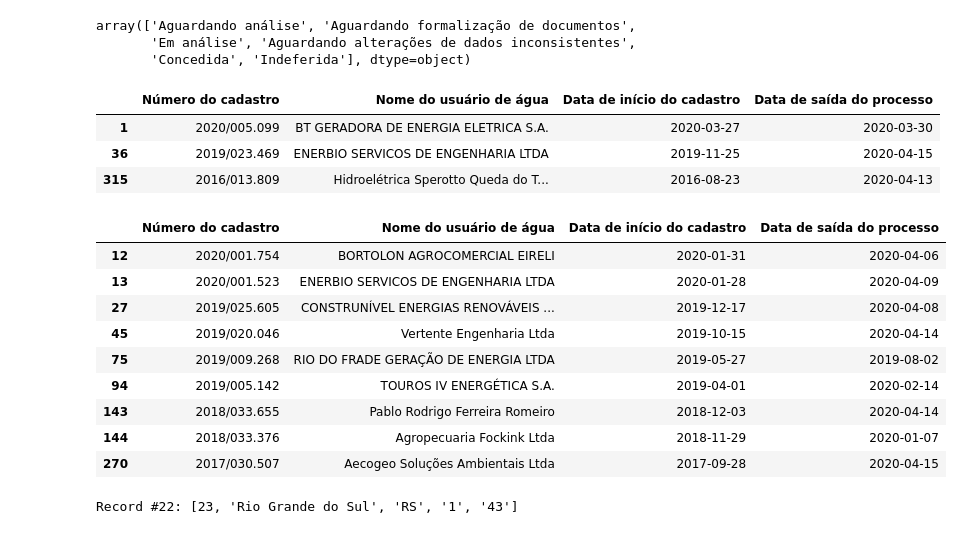
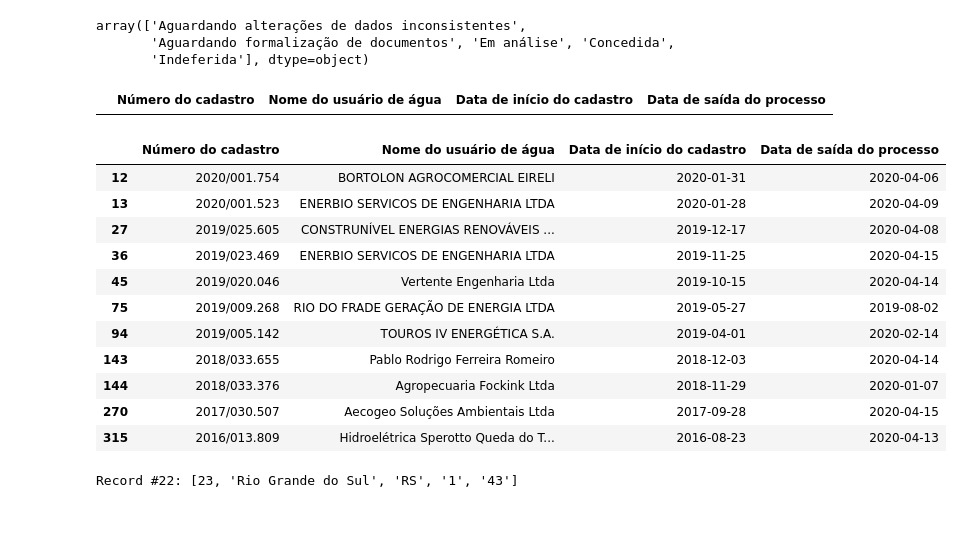
Before and after one commit to robertorolo/KML_from_SIOUT_csv, a Jupyter notebook: KML_SIOUT.ipynb, the cells around one changed output. Cells and saved outputs as stored; diff of their text form; code cells hidden in the pictures.

```diff
--- a/KML_SIOUT.ipynb
+++ b/KML_SIOUT.ipynb
@@ -9,7 +9,7 @@ import shapefile as shp
 import matplotlib.pyplot as plt
 import numpy as np
 # %%
-file_name = 'relatorio_651.csv'
+file_name = 'relatorios/relatorio_396.csv'
 # %%
 df = pd.read_csv(filepath_or_buffer=file_name, sep=';', encoding= 'unicode_escape')
 # %%
@@ -36,9 +36,9 @@ df_filtrado.head()
 # %%
 df_filtrado['Status'].unique()
 # %% [output]
-array(['Aguardando análise', 'Aguardando formalização de documentos',
-       'Em análise', 'Aguardando alterações de dados inconsistentes',
-       'Concedida', 'Indeferida'], dtype=object)
+array(['Aguardando alterações de dados inconsistentes',
+       'Aguardando formalização de documentos', 'Em análise', 'Concedida',
+       'Indeferida'], dtype=object)
 # %%
 aguardando = df_filtrado[df_filtrado['Status'] == 'Aguardando análise'][['Número do cadastro', 'Nome do usuário de água', 'Data de início do cadastro', 'Data de saída do processo']]
 aguardando['Data de saída do processo'] = pd.to_datetime(aguardando['Data de saída do processo'], dayfirst=True)
@@ -48,27 +48,26 @@ aguardando.to_csv('aguardando_analise.csv', index=False)
 aguardando
 # %% [output]
 |  | Número do cadastro | Nome do usuário de água | Data de início do cadastro | Data de saída do processo |
-| 1 | 2020/005.099 | BT GERADORA DE ENERGIA ELETRICA S.A. | 2020-03-27 | 2020-03-30 |
-| 36 | 2019/023.469 | ENERBIO SERVICOS DE ENGENHARIA LTDA | 2019-11-25 | 2020-04-15 |
-| 315 | 2016/013.809 | Hidroelétrica Sperotto Queda do T... | 2016-08-23 | 2020-04-13 |
 # %%
 aguardando = df_filtrado[df_filtrado['Status'] == 'Em análise'][['Número do cadastro', 'Nome do usuário de água', 'Data de início do cadastro', 'Data de saída do processo']]
 aguardando['Data de saída do processo'] = pd.to_datetime(aguardando['Data de saída do processo'], dayfirst=True)
 aguardando['Data de início do cadastro'] = pd.to_datetime(aguardando['Data de início do cadastro'], dayfirst=True)
 aguardando.sort_values('Data de saída do processo')
-aguardando.to_csv('aguardando_analise.csv', index=False)
+aguardando.to_csv('em_analise.csv', index=False)
 aguardando
 # %% [output]
 |  | Número do cadastro | Nome do usuário de água | Data de início do cadastro | Data de saída do processo |
 | 12 | 2020/001.754 | BORTOLON AGROCOMERCIAL EIRELI | 2020-01-31 | 2020-04-06 |
 | 13 | 2020/001.523 | ENERBIO SERVICOS DE ENGENHARIA LTDA | 2020-01-28 | 2020-04-09 |
 | 27 | 2019/025.605 | CONSTRUNÍVEL ENERGIAS RENOVÁVEIS ... | 2019-12-17 | 2020-04-08 |
+| 36 | 2019/023.469 | ENERBIO SERVICOS DE ENGENHARIA LTDA | 2019-11-25 | 2020-04-15 |
 | 45 | 2019/020.046 | Vertente Engenharia Ltda | 2019-10-15 | 2020-04-14 |
 | 75 | 2019/009.268 | RIO DO FRADE GERAÇÃO DE ENERGIA LTDA | 2019-05-27 | 2019-08-02 |
 | 94 | 2019/005.142 | TOUROS IV ENERGÉTICA S.A. | 2019-04-01 | 2020-02-14 |
 | 143 | 2018/033.655 | Pablo Rodrigo Ferreira Romeiro | 2018-12-03 | 2020-04-14 |
 | 144 | 2018/033.376 | Agropecuaria Fockink Ltda | 2018-11-29 | 2020-01-07 |
 | 270 | 2017/030.507 | Aecogeo Soluções Ambientais Ltda | 2017-09-28 | 2020-04-15 |
+| 315 | 2016/013.809 | Hidroelétrica Sperotto Queda do T... | 2016-08-23 | 2020-04-13 |
 # %%
 shp_path = "estados_2010.shp"
 sf = shp.Reader(shp_path)
```
Also changed, not shown: parts of 4 cells of this notebook.
